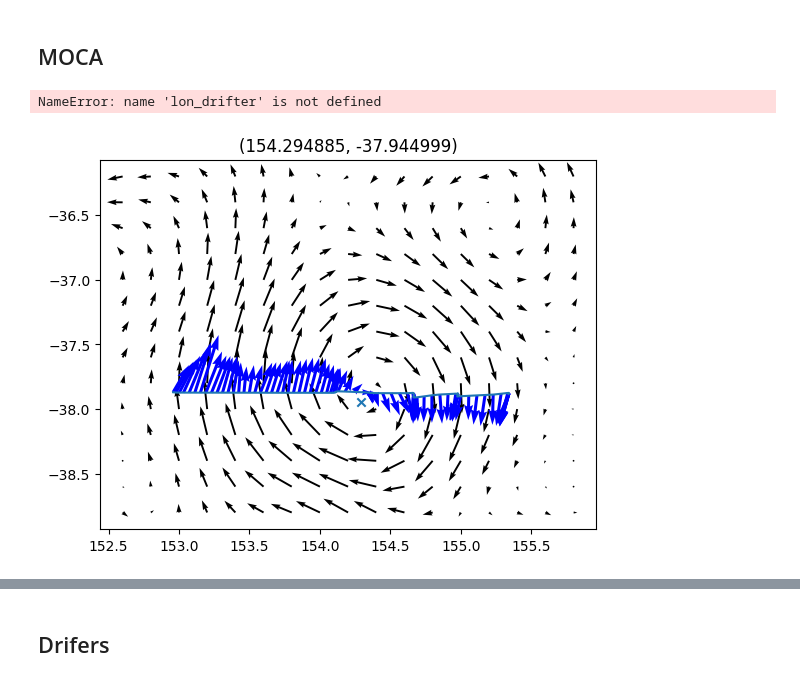
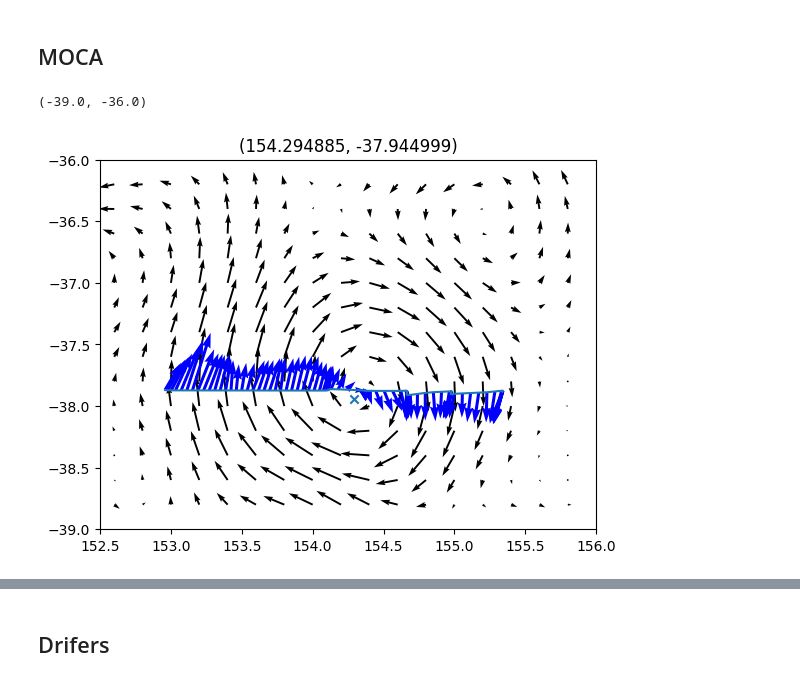
Before and after one commit to regdowse/UNSW-MRes, a Jupyter notebook: MRes/Chapter1/IN2023_paper_plots.ipynb, the cells around one changed output, grey strips where cells are left out. Cells and saved outputs as stored; diff of their text form; code cells hidden in the pictures.

```diff
--- a/MRes/Chapter1/IN2023_paper_plots.ipynb
+++ b/MRes/Chapter1/IN2023_paper_plots.ipynb
@@ -84,7 +119,7 @@ for day, color in zip(unique_days, colors):
     plt.plot(day_data['Lon'], day_data['Lat'], color=color, label=str(day))
 
     xi, yi, ui, vi = day_data['Lon'], day_data['Lat'], day_data['u'], day_data['v']
-    x0, y0, q11, q12, q22, w = espra(xi, yi, ui, vi)
+    x0, y0, Q, w = espra(xi, yi, ui, vi)
 
     plt.scatter(x0, y0, color=color)
 
@@ -120,7 +155,7 @@ plt.show()
 # plt.show()
 # %%
 import glob
-import netCDF4
+import netCDF4 as nc
 from netCDF4 import Dataset, num2date
 
 def convert_to_datetime(time_val, time_variable):
@@ -137,7 +172,7 @@ time_ssh = []
 filenames = []
 df_ssh_times = pd.DataFrame(columns=['Time', 'fname'])
 for filename in nc_files:
-    with netCDF4.Dataset(filename, mode='r') as ssh_data:
+    with nc.Dataset(filename, mode='r') as ssh_data:
         # Convert the first time value in the TIME variable
         dt = convert_to_datetime(ssh_data['TIME'][:], ssh_data.variables['TIME'])[0]
         df_ssh_times.loc[len(df_ssh_times)] = {'Time': dt, 'fname': filename}
@@ -165,7 +200,7 @@ df_ssh_times
 | 2023-11-09 18:00:00 | /srv/scratch/z5297792/IN2023/mari... |
 | 2023-11-10 18:00:00 | /srv/scratch/z5297792/IN2023/mari... |
 # %%
-ssh_data = netCDF4.Dataset(df_ssh_times.iloc[0]['fname'], mode='r')
+ssh_data = nc.Dataset(df_ssh_times.iloc[0]['fname'], mode='r')
 
 LON, LAT = ssh_data['LONGITUDE'][:].data.squeeze(), ssh_data['LATITUDE'][:].data.squeeze()
 LON, LAT = np.meshgrid(LON, LAT)
@@ -184,7 +219,7 @@ for day, color in zip(unique_days, colors):
     plt.plot(day_data['Lon'], day_data['Lat'], color=color, label=str(day))
 
     xi, yi, ui, vi = day_data['Lon'], day_data['Lat'], day_data['u'], day_data['v']
-    x0, y0, q11, q12, q22, w = espra(xi, yi, ui, vi)
+    x0, y0, Q, w = espra(xi, yi, ui, vi)
 
     plt.scatter(x0, y0, color=color)
 
@@ -255,7 +290,7 @@ for d, day in enumerate(CE_unique_days):
     ax = axs[d // 4, d % 4]
 
     # PLOT SSH DATA
-    with netCDF4.Dataset(CE_filtered_df.iloc[d]['fname'], mode='r') as ds:
+    with nc.Dataset(CE_filtered_df.iloc[d]['fname'], mode='r') as ds:
         lon = ds['LONGITUDE'][:].squeeze()
         lat = ds['LATITUDE'][:].squeeze()
         lon, lat = np.meshgrid(lon, lat)
@@ -273,7 +308,7 @@ for d, day in enumerate(CE_unique_days):
     day_data = CE_ship_data[day==CE_ship_data['D']]
 
     xi, yi, ui, vi = day_data['Lon'], day_data['Lat'], day_data['u'], day_data['v']
-    x0, y0, q11, q12, q22, w = espra(xi, yi, ui, vi)
+    x0, y0, Q, w = espra(xi, yi, ui, vi)
 
     if d == 4:
         x0_moca, y0_moca, w_moca = moca(ui, vi, xi-xi[0])
@@ -300,42 +335,42 @@ plt.show()
 ## MOCA
 # %%
 # PLOT SSH DATA
-with netCDF4.Dataset(CE_filtered_df.iloc[4]['fname'], mode='r') as ds:
+with nc.Dataset(CE_filtered_df.iloc[4]['fname'], mode='r') as ds:
     lon = ds['LONGITUDE'][:].squeeze()
     lat = ds['LATITUDE'][:].squeeze()
     lon, lat = np.meshgrid(lon, lat)
     u = ds['UCUR'][:].squeeze()
     v = ds['VCUR'][:].squeeze()
 u = np.where(np.abs(u) > 100, np.nan, u)
 v = np.where(np.abs(v) > 100, np.nan, v)
 mask = (lon > xmin) & (lon < xmax) & (lat > ymin) & (lat < ymax)
 idx = np.where(mask)
 spacing = 1
 plt.quiver(lon[idx][::spacing], lat[idx][::spacing], u[idx][::spacing], v[idx][::spacing], scale=None, width=None)
 
 # PLOT RV DATA
 day = pd.Timestamp(CE_unique_days[4])
 day_data = CE_ship_data[day==CE_ship_data['D']]
 
 xi, yi, ui, vi = day_data['Lon'], day_data['Lat'], day_data['u'], day_data['v']
 x0, y0, w = moca(ui, vi, xi-xi[0])
 
 x0 += xi[0]
 y0 += yi[0]
 
 plt.plot(xi, yi)
 plt.quiver(xi, yi, ui, vi, color='b')
 
 plt.scatter(x0, y0, marker='x')
 plt.title(f'({x0:02f}, {y0:02f})')
 
-plt.plot(lon_drifter, lat_drifter)
+# plt.plot(lon_drifter, lat_drifter)
 
 plt.xlim(xmin, xmax)
 plt.ylim(ymin, ymax)
 # %% [output]
-NameError: name 'lon_drifter' is not defined
+(-39.0, -36.0)
-[figure, old version]
+[figure, new version]
 # %%
 def straighten(x, y, u, v, n=None):
     from scipy.interpolate import interp1d
```
Also changed, not shown: parts of 12 cells of this notebook.
